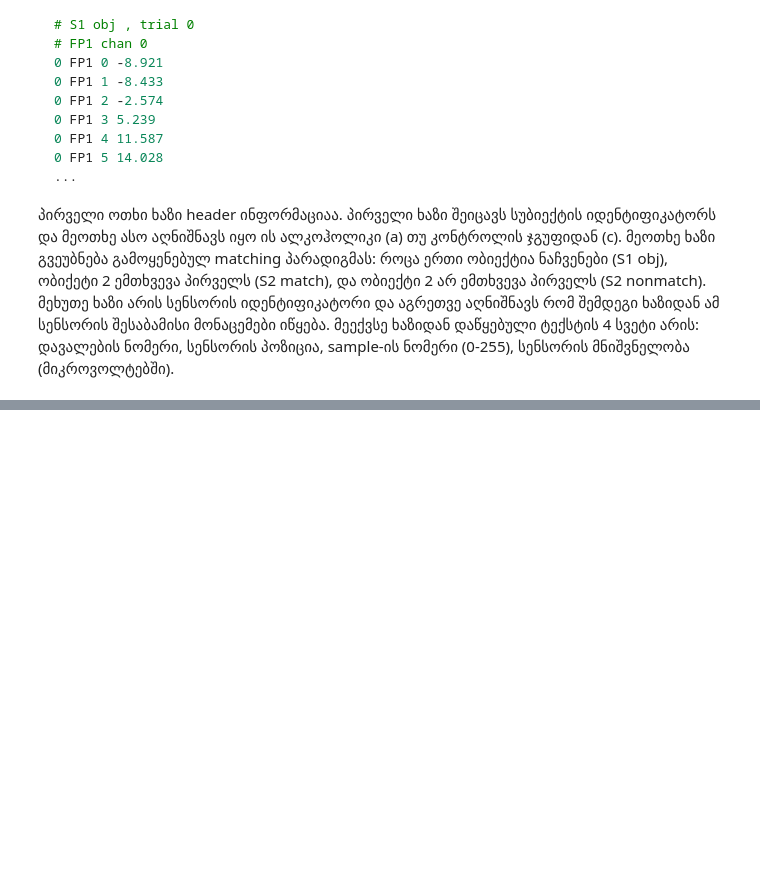
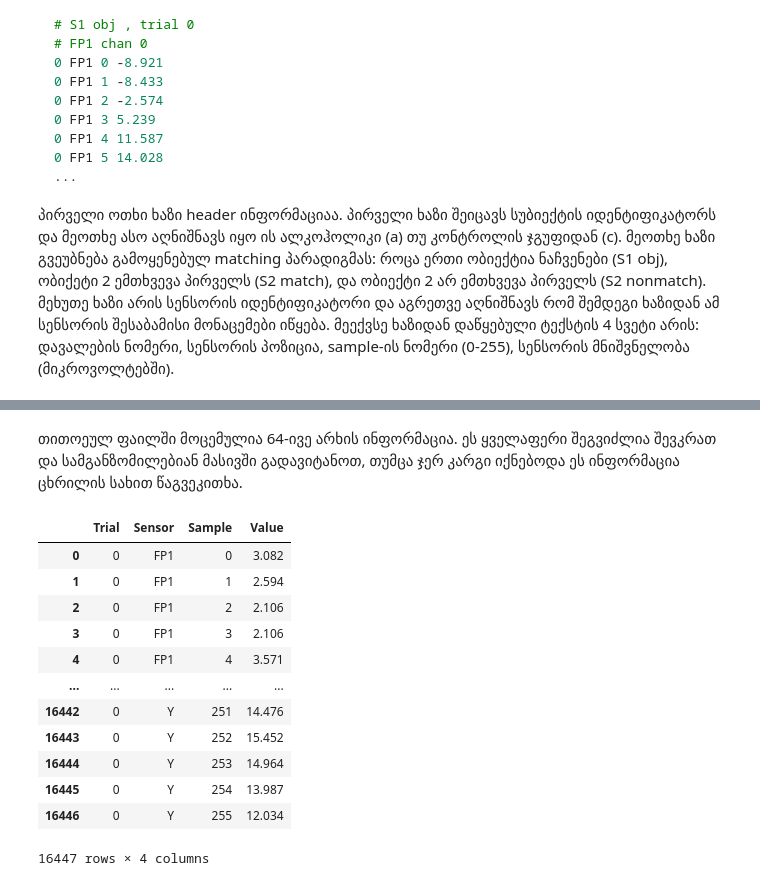
Before and after one commit to lnadi17/eeg-data-analysis, a Jupyter notebook: small-dataset/small-dataset-test.ipynb, the cells around one changed output, grey strips where cells are left out. Drawn from its saved outputs; the diff is of its cells as text; code cells hidden in the pictures; blank space fills up the shorter version.

Commit message:
Add loading data into pandas DataFrame

```diff
--- a/small-dataset/small-dataset-test.ipynb
+++ b/small-dataset/small-dataset-test.ipynb
@@ -65,0 +68,2 @@ https://sccn.ucsd.edu/~arno/fam2data/publicly_available_EEG_data.html?fbclid=IwA
+# %%
+small_dataset_path = 'smni_eeg_data/'
@@ -65,0 +110,6 @@ https://sccn.ucsd.edu/~arno/fam2data/publicly_available_EEG_data.html?fbclid=IwA
+# %%
+# Open such file and read first 5 lines
+file_name = os.path.join(small_dataset_path, 'c_1_co2c0000337', 'co2c0000337.rd.000')
+with open(file_name) as src:
+    for i in range(5):
+        print(src.readline())
@@ -65,0 +126,2 @@ https://sccn.ucsd.edu/~arno/fam2data/publicly_available_EEG_data.html?fbclid=IwA
+# %% [markdown]
+თითოეულ ფაილში მოცემულია 64-ივე არხის ინფორმაცია. ეს ყველაფერი შეგვიძლია შევკრათ და სამგანზომილებიან მასივში გადავიტანოთ, თუმცა ჯერ კარგი იქნებოდა ეს ინფორმაცია ცხრილის სახით წაგვეკითხა.
@@ -65,0 +130,16 @@ https://sccn.ucsd.edu/~arno/fam2data/publicly_available_EEG_data.html?fbclid=IwA
+# %%
+pd.read_csv(file_name, skiprows=5, names=['Trial', 'Sensor', 'Sample', 'Value'], sep=' ')
+# %% [output]
+|  | Trial | Sensor | Sample | Value |
+| 0 | 0 | FP1 | 0 | 3.082 |
+| 1 | 0 | FP1 | 1 | 2.594 |
+| 2 | 0 | FP1 | 2 | 2.106 |
+| 3 | 0 | FP1 | 3 | 2.106 |
+| 4 | 0 | FP1 | 4 | 3.571 |
+| ... | ... | ... | ... | ... |
+| 16442 | 0 | Y | 251 | 14.476 |
+| 16443 | 0 | Y | 252 | 15.452 |
+| 16444 | 0 | Y | 253 | 14.964 |
+| 16445 | 0 | Y | 254 | 13.987 |
+| 16446 | 0 | Y | 255 | 12.034 |
+16447 rows × 4 columns
```
Also changed, not shown: parts of 10 cells of this notebook.
